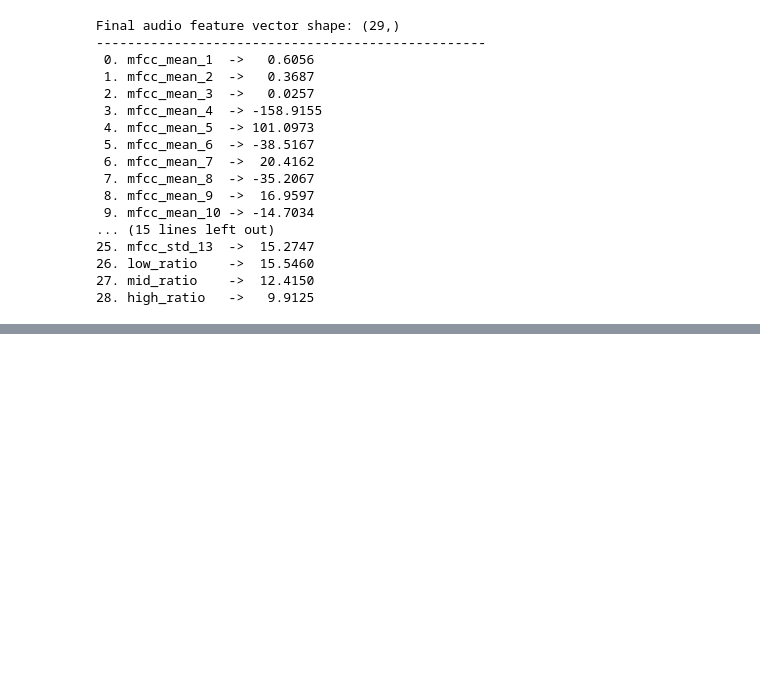
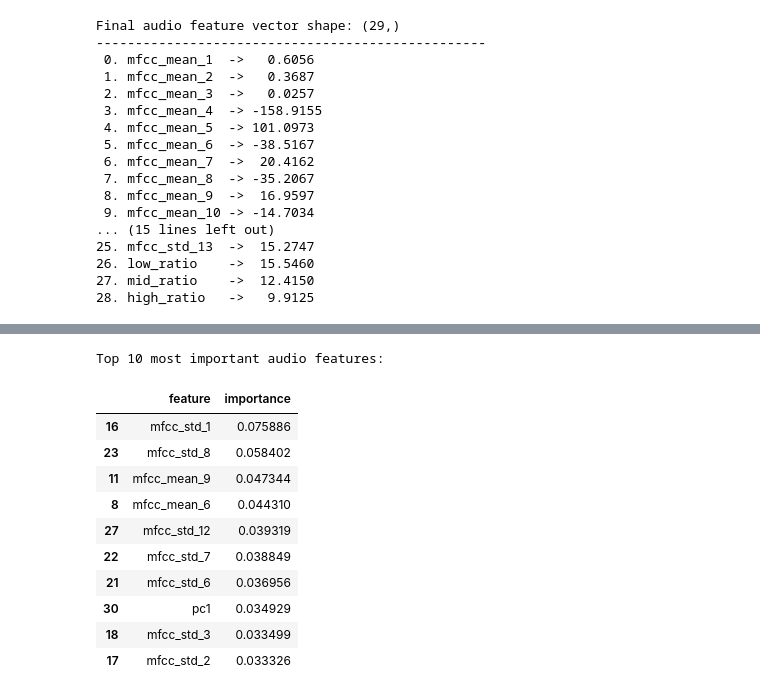
Before and after one commit to boseongkang/mlproject, a Jupyter notebook: notebooks/audio/audio_analysis.ipynb, the cells around one changed output, grey strips where cells are left out. Drawn from its saved outputs; the diff is of its cells as text; code cells hidden in the pictures; blank space fills up the shorter version.

```diff
--- a/notebooks/audio/audio_analysis.ipynb
+++ b/notebooks/audio/audio_analysis.ipynb
@@ -662,0 +716,7 @@ Done! DataFrame shape: (100, 30)
+# %%
+X_train, X_test, y_train, y_test = train_test_split(
+    X, y, test_size=0.2, random_state=42, stratify=y
+)
+# %%
+model = LogisticRegression(max_iter=2000)
+model.fit(X_train, y_train)
@@ -662,0 +756,16 @@ Done! DataFrame shape: (100, 30)
+# %%
+rf_model = RandomForestClassifier(
+    n_estimators=300,
+    max_depth=None,
+    min_samples_split=2,
+    random_state=42
+)
+# %%
+rf_model.fit(X_train, y_train)
+rf_pred = rf_model.predict(X_test)
+
+print("\n=== Random Forest Results ===")
+print("Train accuracy:", accuracy_score(y_train, rf_model.predict(X_train)))
+print("Test  accuracy:", accuracy_score(y_test, rf_pred))
+print("\nConfusion matrix:\n", confusion_matrix(y_test, rf_pred))
+print("\nClassification report:\n", classification_report(y_test, rf_pred))
@@ -662,0 +790,21 @@ Done! DataFrame shape: (100, 30)
+# %%
+importance_df = pd.DataFrame({
+    "feature": feature_cols,
+    "importance": rf_model.feature_importances_
+}).sort_values(by="importance", ascending=False)
+
+print("\nTop 10 most important audio features:")
+display(importance_df.head(10))
+# %% [output]
+Top 10 most important audio features:
+|  | feature | importance |
+| 16 | mfcc_std_1 | 0.075886 |
+| 23 | mfcc_std_8 | 0.058402 |
+| 11 | mfcc_mean_9 | 0.047344 |
+| 8 | mfcc_mean_6 | 0.044310 |
+| 27 | mfcc_std_12 | 0.039319 |
+| 22 | mfcc_std_7 | 0.038849 |
+| 21 | mfcc_std_6 | 0.036956 |
+| 30 | pc1 | 0.034929 |
+| 18 | mfcc_std_3 | 0.033499 |
+| 17 | mfcc_std_2 | 0.033326 |
```
Also changed, not shown: parts of 92 cells of this notebook, 1 other file.
